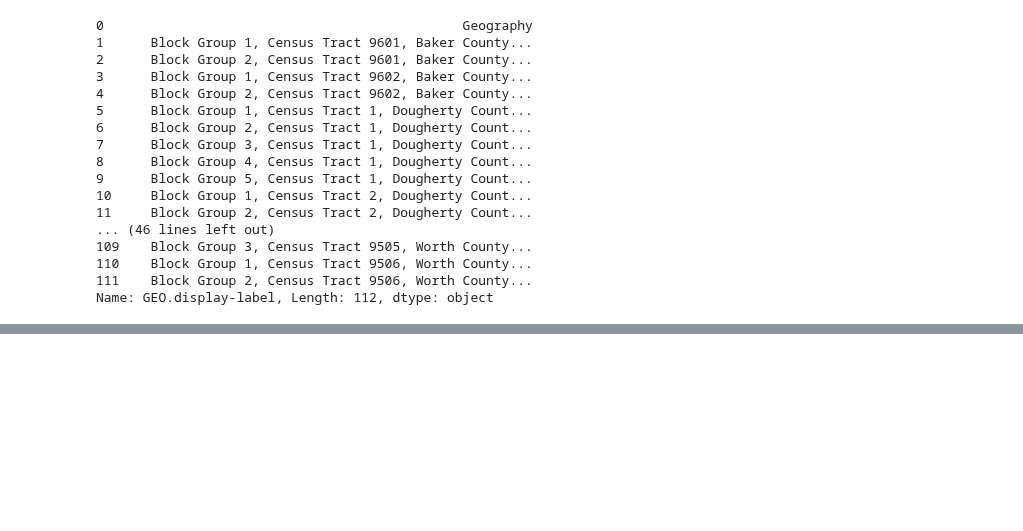
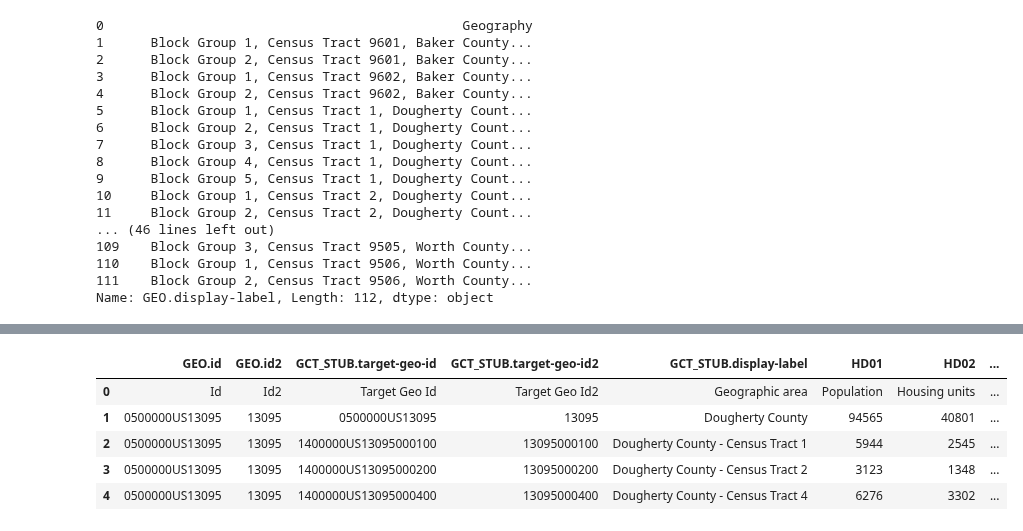
Before and after one commit to asensio-lab/albany-housing-analytics, a Jupyter notebook: census_processing/olivia_census.ipynb, the cells around one changed output, grey strips where cells are left out. Drawn from its saved outputs; the diff is of its cells as text; code cells hidden in the pictures; blank space fills up the shorter version.

```diff
--- a/census_processing/olivia_census.ipynb
+++ b/census_processing/olivia_census.ipynb
@@ -16,7 +17,11 @@ pd.options.display.max_columns = 36
 # %%
 df_inc = pd.read_csv('~/Dropbox/CDS-2019-AlbanyHub/Census/2017_block_income_ann.csv')
-df_pop = pd.read_csv('~/Dropbox/CDS-2019-AlbanyHub/Census/2017_block_pop_with_ann.csv', header = None)
-df_land_area = pd.read_csv('~/Dropbox/CDS-2019-AlbanyHub/Census/2010_tract_landarea_ann.csv', header = None)
+df_pop = pd.read_csv('~/Dropbox/CDS-2019-AlbanyHub/Census/2017_block_pop_with_ann.csv')
+df_land_area = pd.read_csv('~/Dropbox/CDS-2019-AlbanyHub/Census/2010_tract_landarea_ann.csv')
+df_medinc = pd.read_csv('~/Dropbox/CDS-2019-AlbanyHub/ACS_17_5YR_S1901_with_ann.csv')
+df_employment = pd.read_csv('~/Dropbox/CDS-2019-AlbanyHub/Census/employment_final.csv')
+df_owner_renter = pd.read_csv('~/Dropbox/CDS-2019-AlbanyHub/Census/owner_renter_final.csv')
+df_vacancy = pd.read_csv('~/Dropbox/CDS-2019-AlbanyHub/Census/vacancy_final.csv')
 # %%
 df_inc.head()
 # %% [output]
@@ -113,0 +195,9 @@ df_inc1.head(20)
+# %%
+df_land_area.head()
+# %% [output]
+|  | GEO.id | GEO.id2 | GCT_STUB.target-geo-id | GCT_STUB.target-geo-id2 | GCT_STUB.display-label | HD01 | HD02 | ... |
+| 0 | Id | Id2 | Target Geo Id | Target Geo Id2 | Geographic area | Population | Housing units | ... |
+| 1 | 0500000US13095 | 13095 | 0500000US13095 | 13095 | Dougherty County | 94565 | 40801 | ... |
+| 2 | 0500000US13095 | 13095 | 1400000US13095000100 | 13095000100 | Dougherty County - Census Tract 1 | 5944 | 2545 | ... |
+| 3 | 0500000US13095 | 13095 | 1400000US13095000200 | 13095000200 | Dougherty County - Census Tract 2 | 3123 | 1348 | ... |
+| 4 | 0500000US13095 | 13095 | 1400000US13095000400 | 13095000400 | Dougherty County - Census Tract 4 | 6276 | 3302 | ... |
```
Also changed, not shown: parts of 32 cells of this notebook.
